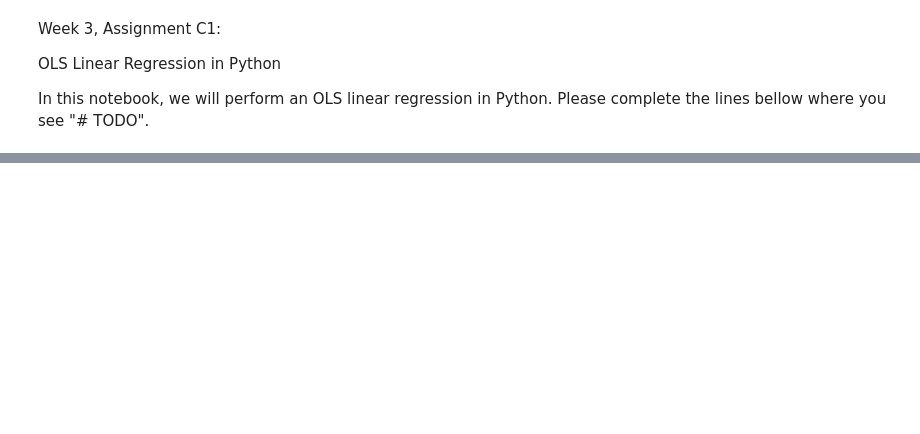
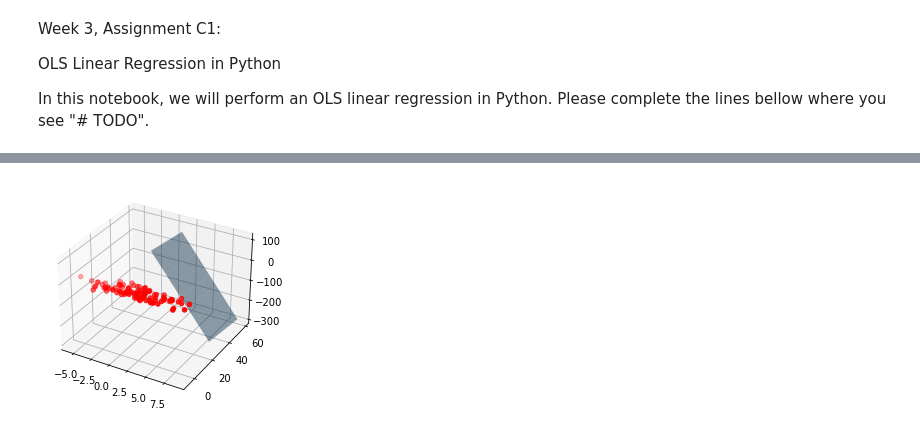
Before and after one commit to EL-Magnific-o/Fintech, a Jupyter notebook: Multiple_Linear_Regression_Model.ipynb, the cells around one changed output, grey strips where cells are left out. Drawn from its saved outputs; the diff is of its cells as text; code cells hidden in the pictures; blank space fills up the shorter version.

```diff
--- a/Multiple_Linear_Regression_Model.ipynb
+++ b/Multiple_Linear_Regression_Model.ipynb
@@ -101,0 +111,10 @@ plt.show()
+# %%
+fig = plt.figure()
+ax = fig.add_subplot(111, projection='3d')
+ax.scatter(df['x1'], df['x2'], df['y'], c = 'r', marker = 'o')
+xx1, xx2 = np.meshgrid(range(1, 10), range(25, 60))
+yy = -45.25*xx1 - 0.886*xx2 + 169.23
+ax.plot_surface(xx1, xx2, yy, alpha=0.5)
+plt.show()
+# %% [output]
+[figure, added]
```
Also changed, not shown: parts of 7 cells of this notebook.
